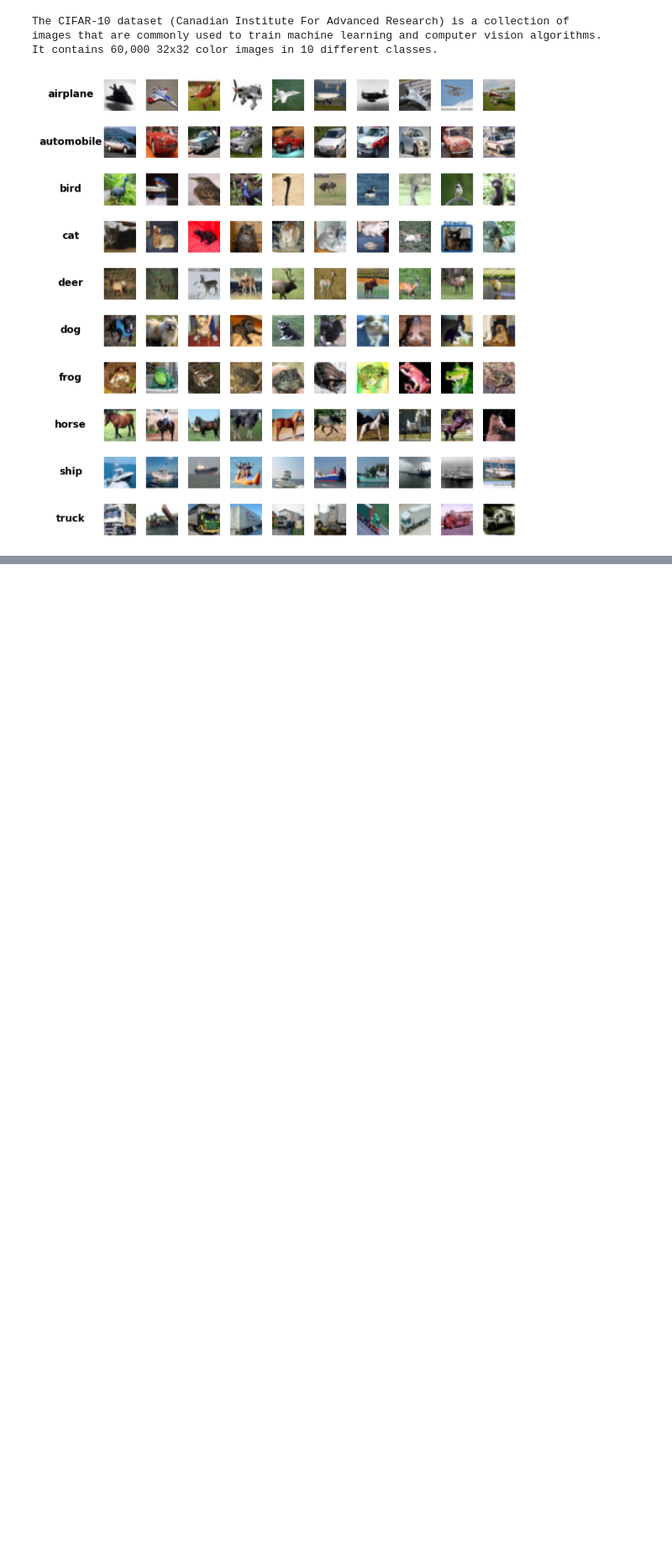
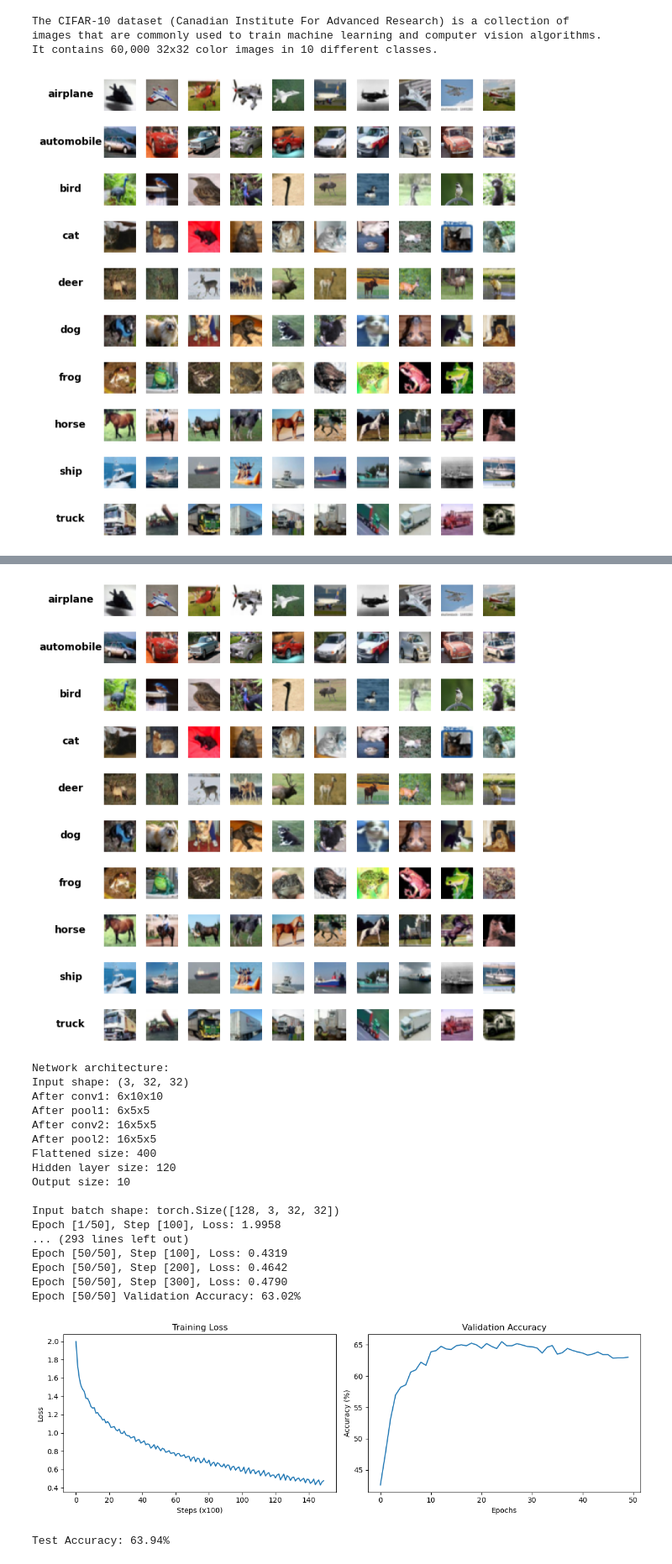
Before and after one commit to YangCheng27/deep-learning-for-computer-vision, a Jupyter notebook: 02-convolutional-neural-network-image-classification/vis.ipynb, the cells around one changed output, grey strips where cells are left out. Shown at 84% size. Saved outputs shown, nothing was run; the diff lists cells and outputs as text; code cells hidden in the pictures; blank space fills up the shorter version.

```diff
--- a/02-convolutional-neural-network-image-classification/vis.ipynb
+++ b/02-convolutional-neural-network-image-classification/vis.ipynb
@@ -10,3 +10,6 @@ The CIFAR-10 dataset (Canadian Institute For Advanced Research) is a collection
 images that are commonly used to train machine learning and computer vision algorithms.
 It contains 60,000 32x32 color images in 10 different classes.
 [figure]
+# %%
+cnn.main()
+# %% [output]
@@ -12,0 +19,20 @@ It contains 60,000 32x32 color images in 10 different classes.
+[figure, added]
+Network architecture:
+Input shape: (3, 32, 32)
+After conv1: 6x10x10
+After pool1: 6x5x5
+After conv2: 16x5x5
+After pool2: 16x5x5
+Flattened size: 400
+Hidden layer size: 120
+Output size: 10
+
+Input batch shape: torch.Size([128, 3, 32, 32])
+Epoch [1/50], Step [100], Loss: 1.9958
+... (293 lines left out)
+Epoch [50/50], Step [100], Loss: 0.4319
+Epoch [50/50], Step [200], Loss: 0.4642
+Epoch [50/50], Step [300], Loss: 0.4790
+Epoch [50/50] Validation Accuracy: 63.02%
+[figure, added]
+Test Accuracy: 63.94%
```
Also changed, not shown: parts of 1 cell of this notebook, 4 other files.
